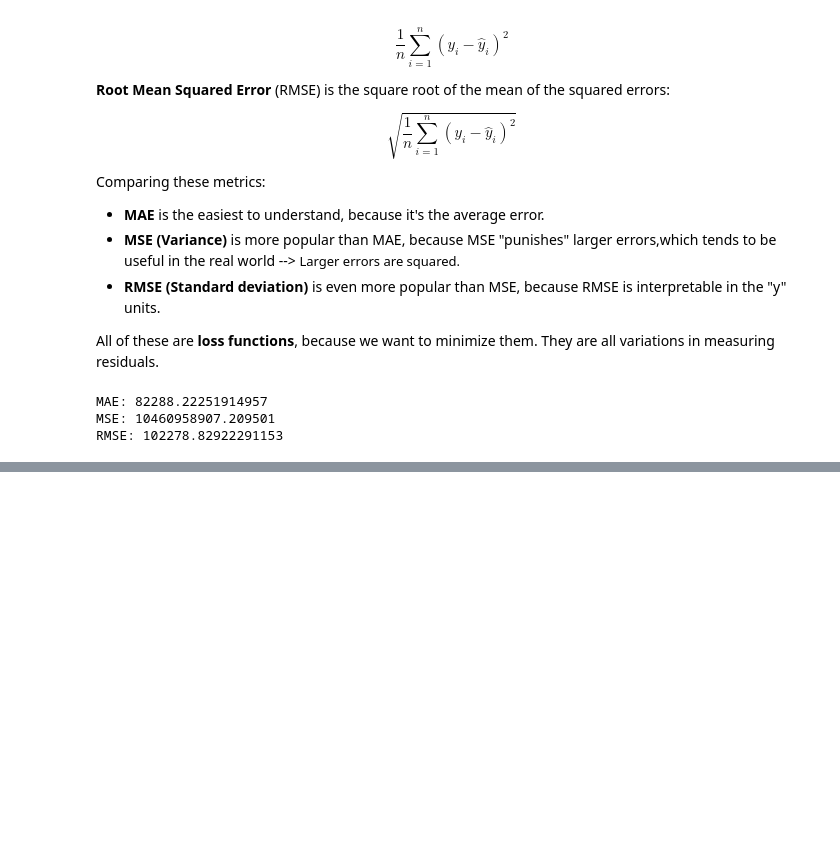
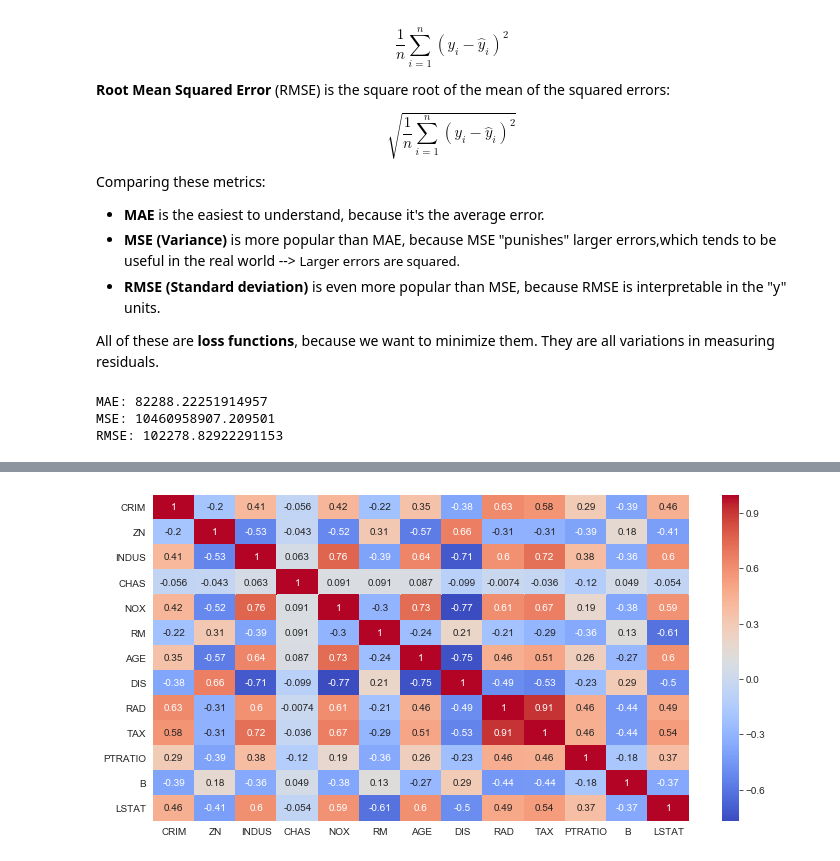
Before and after one commit to pitterb/PITTER-S-WORK, a Jupyter notebook: Linear Regression projects/Linear Regression - US house prices.ipynb, the cells around one changed output, grey strips where cells are left out. Cells and saved outputs as stored; diff of their text form; code cells hidden in the pictures; blank space fills up the shorter version.

```diff
--- a/Linear Regression projects/Linear Regression - US house prices.ipynb
+++ b/Linear Regression projects/Linear Regression - US house prices.ipynb
@@ -339,0 +355,2 @@ RMSE: 102278.82922291153
+# %%
+df_feat=pd.DataFrame(boston_df,columns=boston['feature_names']) #compose a dataframe
@@ -339,0 +464,6 @@ RMSE: 102278.82922291153
+# %%
+plt.figure(figsize=(12,6))
+sns.heatmap(df_feat.corr(), cmap='coolwarm',annot=True);
+#shows the correlations between the various housing features
+# %% [output]
+[figure, added]
```
Also changed, not shown: parts of 73 cells of this notebook.
